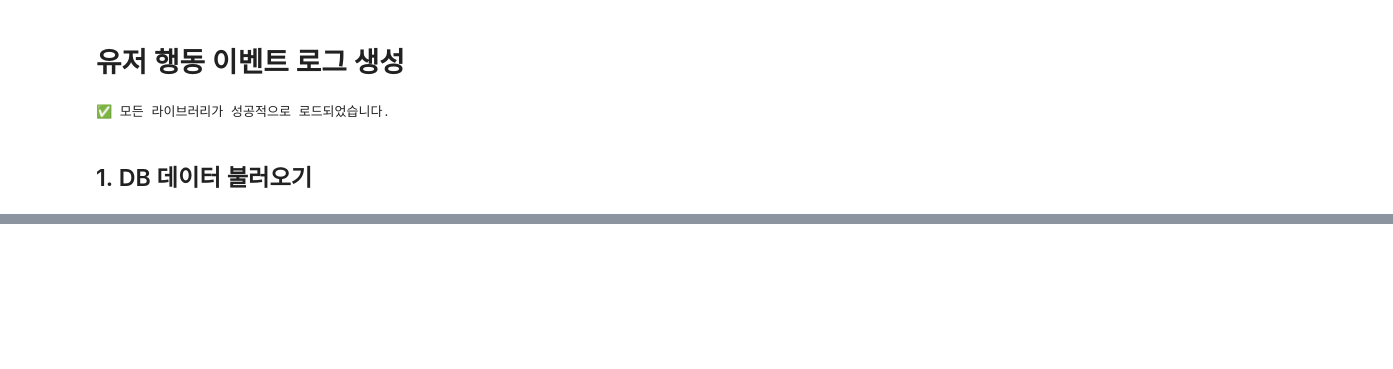
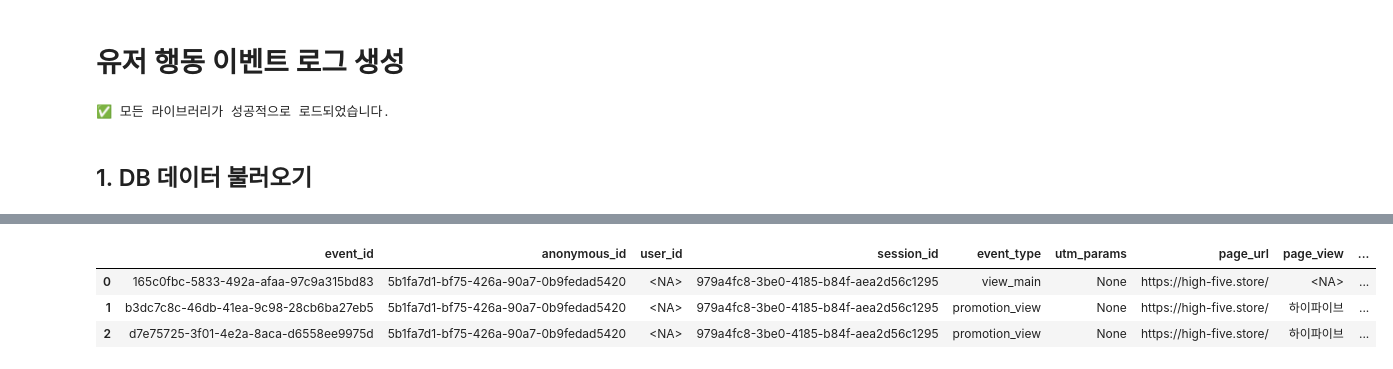
Before and after one commit to Reciping/reciping-data-pipeline, a Jupyter notebook: create_log_data.ipynb, the cells around one changed output, grey strips where cells are left out. Drawn from its saved outputs; the diff is of its cells as text; code cells hidden in the pictures; blank space fills up the shorter version.

```diff
--- a/create_log_data.ipynb
+++ b/create_log_data.ipynb
@@ -1839,0 +2106,27 @@ print(f"   - 다른 시스템 연동시에만 CSV 변환 고려")
+# %%
+def load_all_partitions_dask(parquet_files):
+    """Dask로 모든 파티션 로드"""
+    import dask.dataframe as dd
+
+    print(f"📊 Dask로 {len(parquet_files)}개 파일 로드 중...")
+
+    try:
+        # Dask DataFrame 생성
+        ddf = dd.read_parquet(parquet_files)
+
+        print(f"- Dask DataFrame 생성 완료")
+        print(f"   파티션 수: {ddf.npartitions}")
+        print(f"   열 수: {len(ddf.columns)}")
+        print(f"   열 이름: {list(ddf.columns)}")
+
+        # 전체 행 수 계산 (시간이 걸릴 수 있음)
+        print("- 전체 행 수 계산 중... (시간이 걸릴 수 있습니다)")
+        total_rows = len(ddf)
+        print(f"   총 행 수: {total_rows:,}개")
+
+        return ddf
+    except Exception as e:
+        print(f"- Dask 로드 실패: {e}")
+        return None
+
+ddf = load_all_partitions_dask(partition_files)
@@ -1839,0 +2141,7 @@ print(f"   - 다른 시스템 연동시에만 CSV 변환 고려")
+# %%
+ddf.head(3)
+# %% [output]
+|  | event_id | anonymous_id | user_id | session_id | event_type | utm_params | page_url | page_view | ... |
+| 0 | 165c0fbc-5833-492a-afaa-97c9a315bd83 | 5b1fa7d1-bf75-426a-90a7-0b9fedad5420 | <NA> | 979a4fc8-3be0-4185-b84f-aea2d56c1295 | view_main | None | https://high-five.store/ | <NA> | ... |
+| 1 | b3dc7c8c-46db-41ea-9c98-28cb6ba27eb5 | 5b1fa7d1-bf75-426a-90a7-0b9fedad5420 | <NA> | 979a4fc8-3be0-4185-b84f-aea2d56c1295 | promotion_view | None | https://high-five.store/ | 하이파이브 | ... |
+| 2 | d7e75725-3f01-4e2a-8aca-d6558ee9975d | 5b1fa7d1-bf75-426a-90a7-0b9fedad5420 | <NA> | 979a4fc8-3be0-4185-b84f-aea2d56c1295 | promotion_view | None | https://high-five.store/ | 하이파이브 | ... |
```
Also changed, not shown: parts of 38 cells of this notebook, 1 other file.
